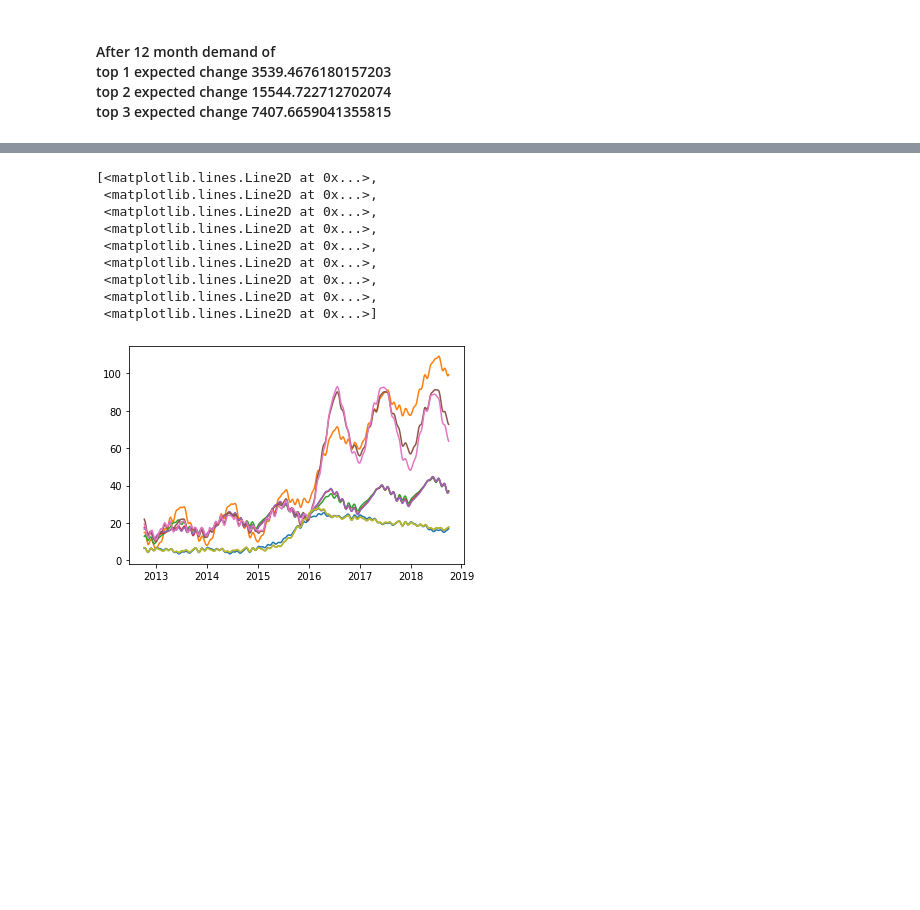
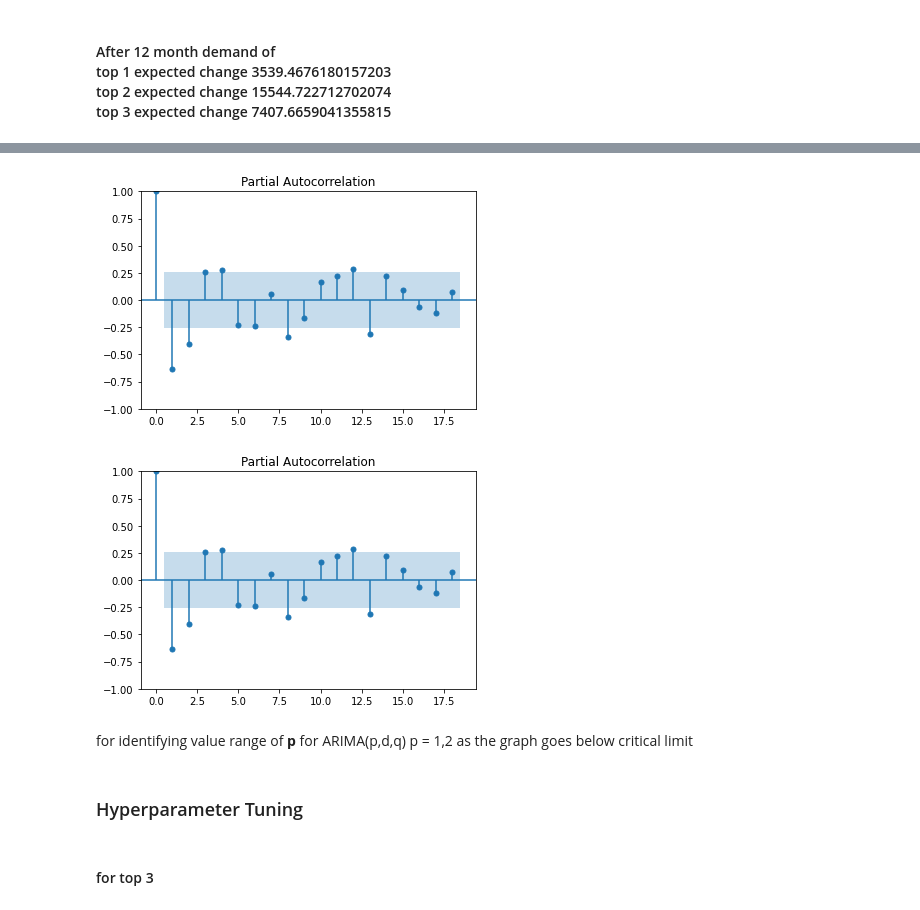
Before and after one commit to akib1162100/data_science_challenge, a Jupyter notebook: DS_challenge.ipynb, the cells around one changed output, grey strips where cells are left out. Saved outputs shown, nothing was run; the diff lists cells and outputs as text; code cells hidden in the pictures; blank space fills up the shorter version.

Commit message:
forecasting
hyper parameter tuning

```diff
--- a/DS_challenge.ipynb
+++ b/DS_challenge.ipynb
@@ -391,13 +687,10 @@ errs3
 # %%
-plt.plot(pred_df)
+plot_pacf(analysis2.diff().diff().dropna())
 # %% [output]
-[<matplotlib.lines.Line2D at 0x...>,
- <matplotlib.lines.Line2D at 0x...>,
- <matplotlib.lines.Line2D at 0x...>,
- <matplotlib.lines.Line2D at 0x...>,
- <matplotlib.lines.Line2D at 0x...>,
- <matplotlib.lines.Line2D at 0x...>,
- <matplotlib.lines.Line2D at 0x...>,
- <matplotlib.lines.Line2D at 0x...>,
- <matplotlib.lines.Line2D at 0x...>]
-[figure, old version]
+[figure, new version]
+[figure, added]
+# %% [markdown]
+for identifying value range of <b>p</b> for ARIMA(p,d,q)
+p = 1,2 as the graph goes below critical limit
+# %% [markdown]
+<h3> Hyperparameter Tuning
@@ -403,0 +703,2 @@ plt.plot(pred_df)
+# %% [markdown]
+<h4> for top 3
```
Also changed, not shown: parts of 85 cells of this notebook.
